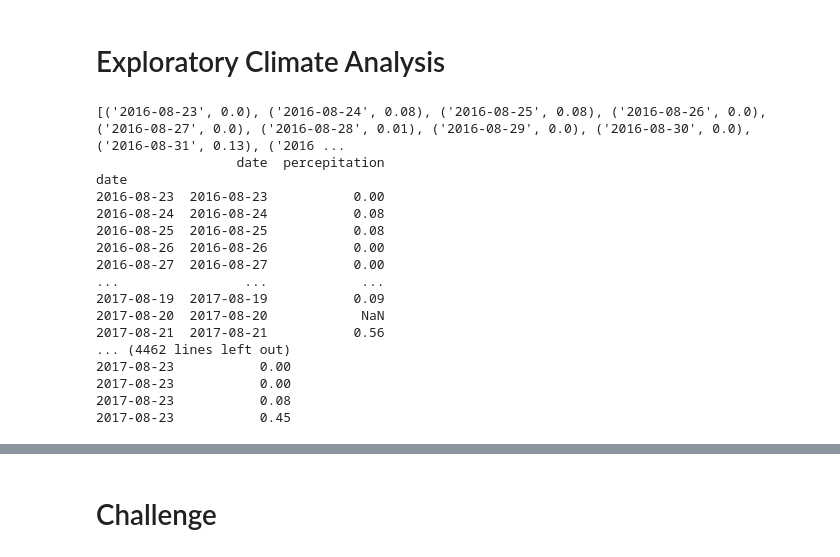
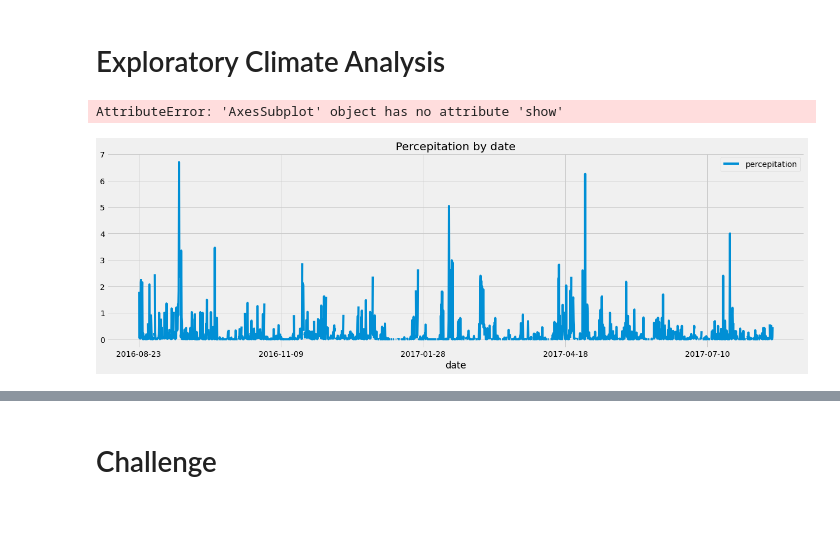
Before and after one commit to asyed9394/UofTSCS_DA_BC_2020_21_surfs_up, a Jupyter notebook: climate_analysis.ipynb, the cells around one changed output, grey strips where cells are left out. Saved outputs shown, nothing was run; the diff lists cells and outputs as text; code cells hidden in the pictures; blank space fills up the shorter version.

```diff
--- a/climate_analysis.ipynb
+++ b/climate_analysis.ipynb
@@ -44,44 +44,33 @@ session = Session(engine)
 # %%
 # Design a query to retrieve the last 12 months of precipitation data and plot the results.
 #Starting from the last data point in the database.
 dt.date(2017,8,23)
 # Calculate the date one year from the last date in data set.
 prev_year = dt.date(2017,8,23) - dt.timedelta(days=365)
 # Perform a query to retrieve the data and precipitation scores
 #results = session.query(Measurement.date , Measurement.prcp).filter(Measurement.date >= prev_year)
 #print (results.all())
 
 results = session.query(Measurement.date , Measurement.prcp).filter(Measurement.date >= prev_year).all()
-print(results)
+#print(results)
 # Save the query results as a Pandas DataFrame and set the index to the date column
 df = pd.DataFrame(results, columns=["date","percepitation"])
 # Sort the dataframe by date
 df.set_index(df["date"], inplace = True)
 #print dataframe with index
-print(df)
+#print(df)
 # to print dataframe without index
-print(df.to_string(index=False))
+#print(df.to_string(index=False))
 # as date is index we can user sort index dataframe function
 df = df.sort_index()
-print(df.to_string(index = False))
+#print(df.to_string(index = False))
 # Use Pandas Plotting with Matplotlib to plot the data
+prcp_fig = df.plot(figsize = (20,6))
+prcp_fig.set_title ("Percepitation by date")
+prcp_fig.show()
+prcp_fic.tight_layout()
 # %% [output]
-[('2016-08-23', 0.0), ('2016-08-24', 0.08), ('2016-08-25', 0.08), ('2016-08-26', 0.0), ('2016-08-27', 0.0), ('2016-08-28', 0.01), ('2016-08-29', 0.0), ('2016-08-30', 0.0), ('2016-08-31', 0.13), ('2016 ...
-                  date  percepitation
-date
-2016-08-23  2016-08-23           0.00
-2016-08-24  2016-08-24           0.08
-2016-08-25  2016-08-25           0.08
-2016-08-26  2016-08-26           0.00
-2016-08-27  2016-08-27           0.00
-...                ...            ...
-2017-08-19  2017-08-19           0.09
-2017-08-20  2017-08-20            NaN
-2017-08-21  2017-08-21           0.56
-... (4462 lines left out)
-2017-08-23           0.00
-2017-08-23           0.00
-2017-08-23           0.08
-2017-08-23           0.45
+AttributeError: 'AxesSubplot' object has no attribute 'show'
+[figure, added]
 # %%
 # Use Pandas to calcualte the summary statistics for the precipitation data
```
Also changed, not shown: parts of 1 cell of this notebook.
